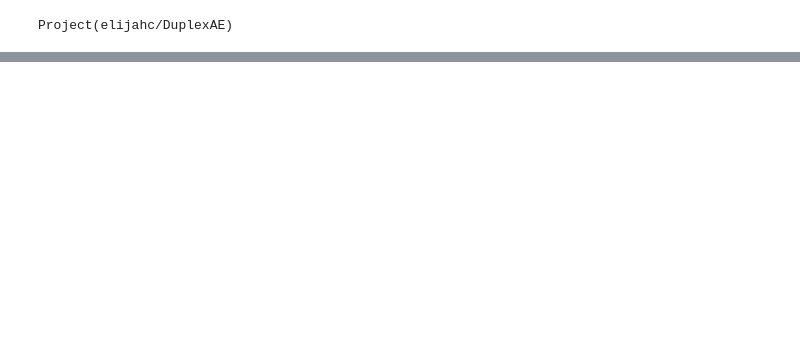
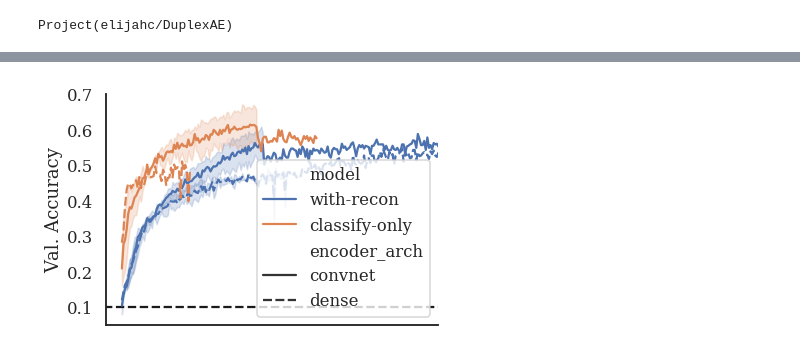
Before and after one commit to elijahc/vae, a Jupyter notebook: notebooks/06.5-Fig2.ipynb, the cells around one changed output, grey strips where cells are left out. Cells and saved outputs as stored; diff of their text form; code cells hidden in the pictures; blank space fills up the shorter version.

```diff
--- a/notebooks/06.5-Fig2.ipynb
+++ b/notebooks/06.5-Fig2.ipynb
@@ -79,0 +94,38 @@ s_df
+# %%
+recon_idxs = (s_df.recon_weight > 0).values
+nrecon_idxs = ~recon_idxs
+# %%
+recon = exps[recon_idxs]
+nrecon = exps[nrecon_idxs]
+# %%
+def fetch_experiment_channels(exps,channels,merge_cols=['id','encoder_arch']):
+    for i,exp in enumerate(exps):
+        conf = s_df.iloc[i]
+#         print(conf)
+        df = exp.get_numeric_channels_values(*channels)
+        for c in merge_cols:
+            df[c]= conf[c]
+        yield df
+# %%
+recon_acc = pd.concat(fetch_experiment_channels(recon,['val_acc','C_loss']))
+recon_acc['model'] = 'with-recon'
+
+nrecon_acc = pd.concat(fetch_experiment_channels(nrecon,['val_acc','C_loss']))
+nrecon_acc['model'] = 'classify-only'
+
+acc = pd.concat([recon_acc,nrecon_acc])
+# %%
+set_style()
+sns.set_context('talk')
+fig,ax = plt.subplots(1,1)
+
+sns.lineplot(x='x',y='val_acc',hue='model',style='encoder_arch',data=acc,ax=ax)
+ax.hlines(y=0.1,xmin=-11,xmax=500,linestyles='dashed')
+
+ax.set_xlim(-10,200)
+ax.get_xaxis().set_visible(False)
+ax.set_ylabel('Val. Accuracy')
+sns.despine(fig)
+plt.tight_layout()
+# %% [output]
+[figure, added]
```
Also changed, not shown: parts of 58 cells of this notebook, 51 other files.
